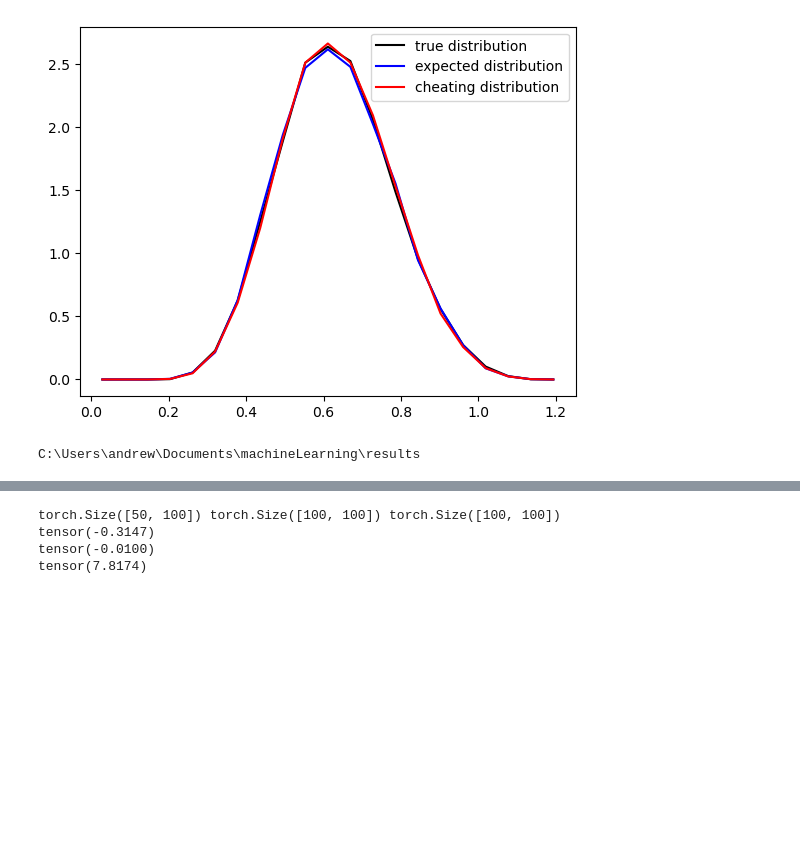
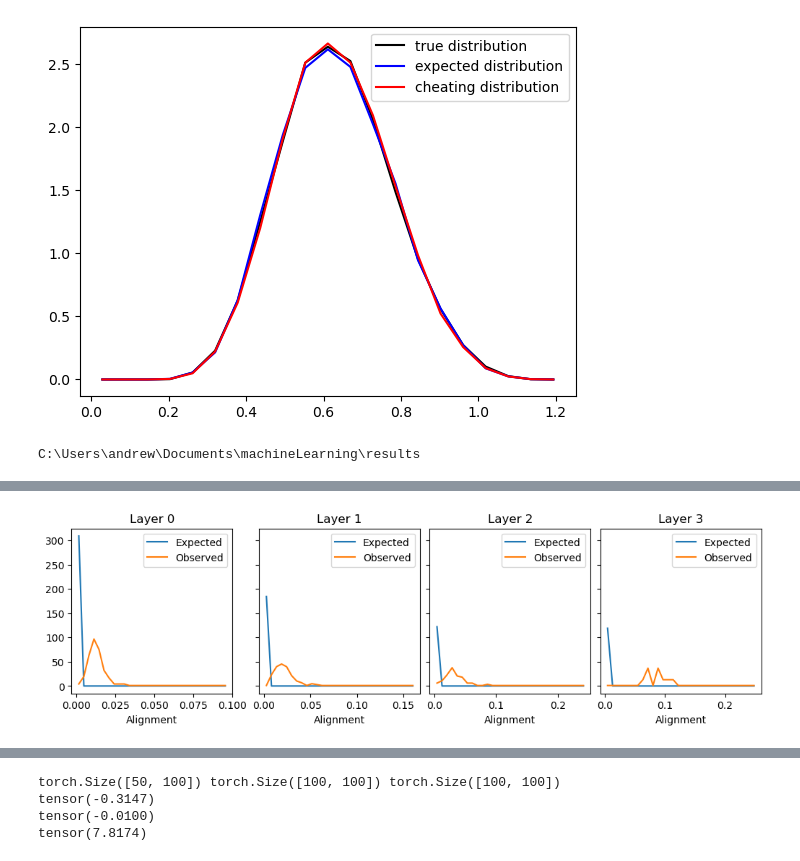
Before and after one commit to landoskape/networkAlignmentAnalysis, a Jupyter notebook: workspace.ipynb, the cells around one changed output, grey strips where cells are left out. Drawn from its saved outputs; the diff is of its cells as text; code cells hidden in the pictures; blank space fills up the shorter version.

```diff
--- a/workspace.ipynb
+++ b/workspace.ipynb
@@ -201,0 +238,14 @@ dataset = get_dataset(dataset_name, build=True, transform_parameters=net, loader
+# %%
+centers = [utils.edge2center(bin) for bin in bins]
+
+fig, ax = plt.subplots(1, 4, figsize=(10, 3), layout='constrained', sharey=True)
+for i in range(4):
+    ax[i].plot(centers[i], ead[i].cpu().numpy(), label='Expected')
+    ax[i].plot(centers[i], oad[i].cpu().numpy()+1, label='Observed')
+    ax[i].set_xlabel('Alignment')
+    ax[i].set_title(f"Layer {i}")
+    ax[i].legend(loc='upper right')
+
+plt.show()
+# %% [output]
+[figure, added]
```
Also changed, not shown: parts of 6 cells of this notebook, 1 other file.
